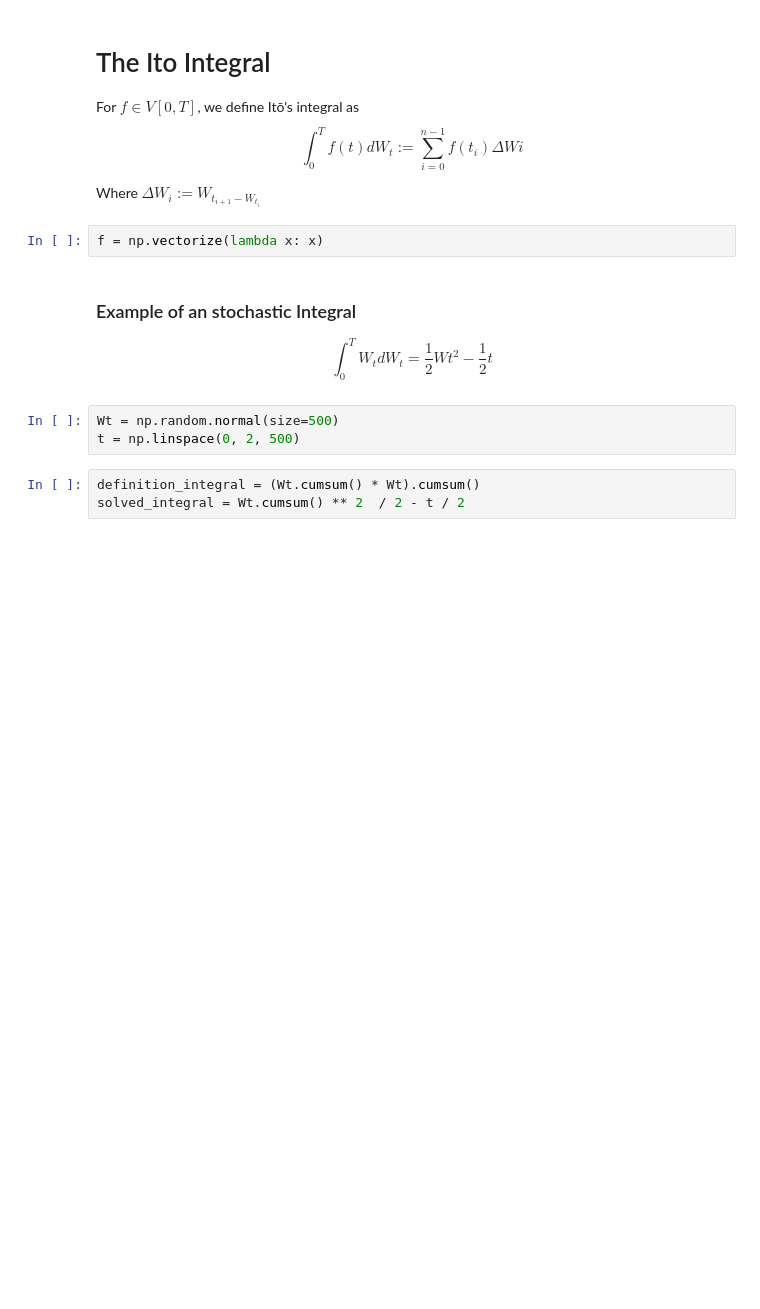
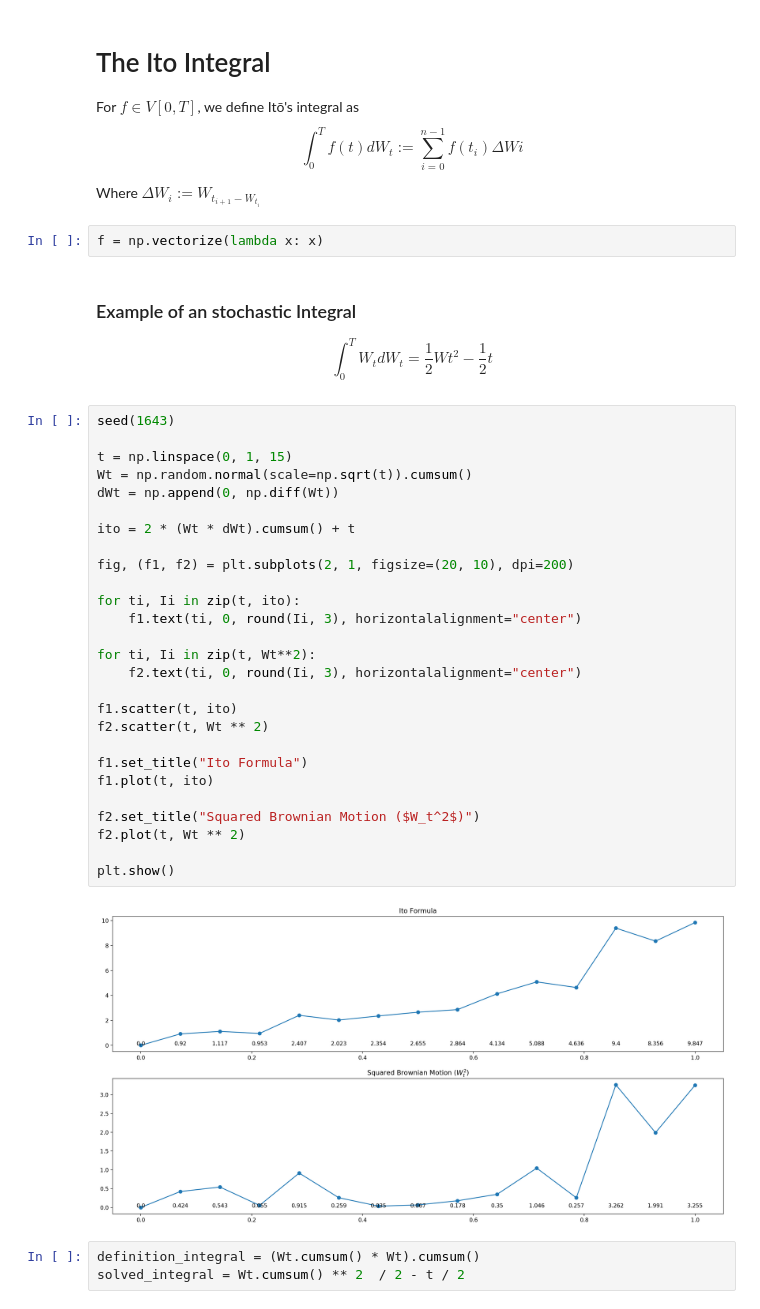
Before and after one commit to gerdm/TGMAFFIRO, a Jupyter notebook: notebooks/Computations.ipynb, the cells around one changed output. Cells and saved outputs as stored; diff of their text form; blank space fills up the shorter version.

```diff
--- a/notebooks/Computations.ipynb
+++ b/notebooks/Computations.ipynb
@@ -87,9 +81,35 @@ f = np.vectorize(lambda x: x)
 $$
 \int_0^T W_t dW_t = \frac{1}{2} Wt ^ 2 - \frac{1}{2} t
 $$
-# %%
-Wt = np.random.normal(size=500)
-t = np.linspace(0, 2, 500)
+# %%
+seed(1643)
+
+t = np.linspace(0, 1, 15)
+Wt = np.random.normal(scale=np.sqrt(t)).cumsum()
+dWt = np.append(0, np.diff(Wt))
+
+ito = 2 * (Wt * dWt).cumsum() + t
+
+fig, (f1, f2) = plt.subplots(2, 1, figsize=(20, 10), dpi=200)
+
+for ti, Ii in zip(t, ito):
+    f1.text(ti, 0, round(Ii, 3), horizontalalignment="center")
+
+for ti, Ii in zip(t, Wt**2):
+    f2.text(ti, 0, round(Ii, 3), horizontalalignment="center")
+
+f1.scatter(t, ito)
+f2.scatter(t, Wt ** 2)
+
+f1.set_title("Ito Formula")
+f1.plot(t, ito)
+
+f2.set_title("Squared Brownian Motion ($W_t^2$)")
+f2.plot(t, Wt ** 2)
+
+plt.show()
+# %% [output]
+[figure, added]
 # %%
 definition_integral = (Wt.cumsum() * Wt).cumsum()
 solved_integral = Wt.cumsum() ** 2  / 2 - t / 2
```
Also changed, not shown: parts of 4 cells of this notebook.
